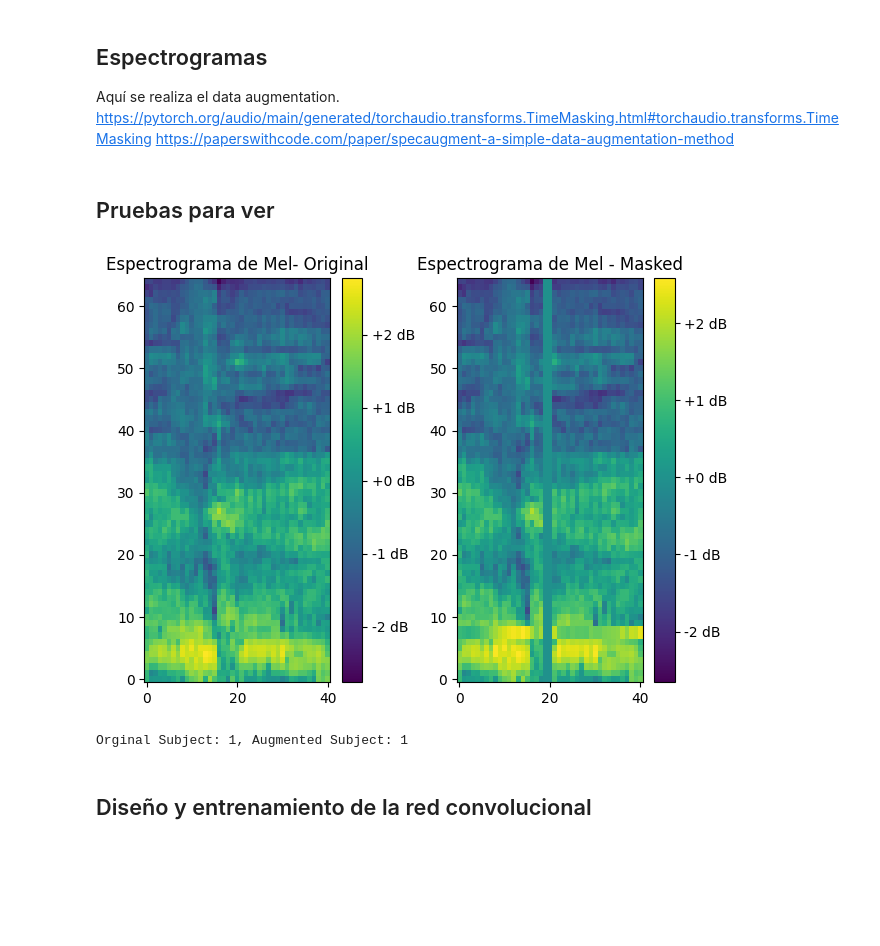
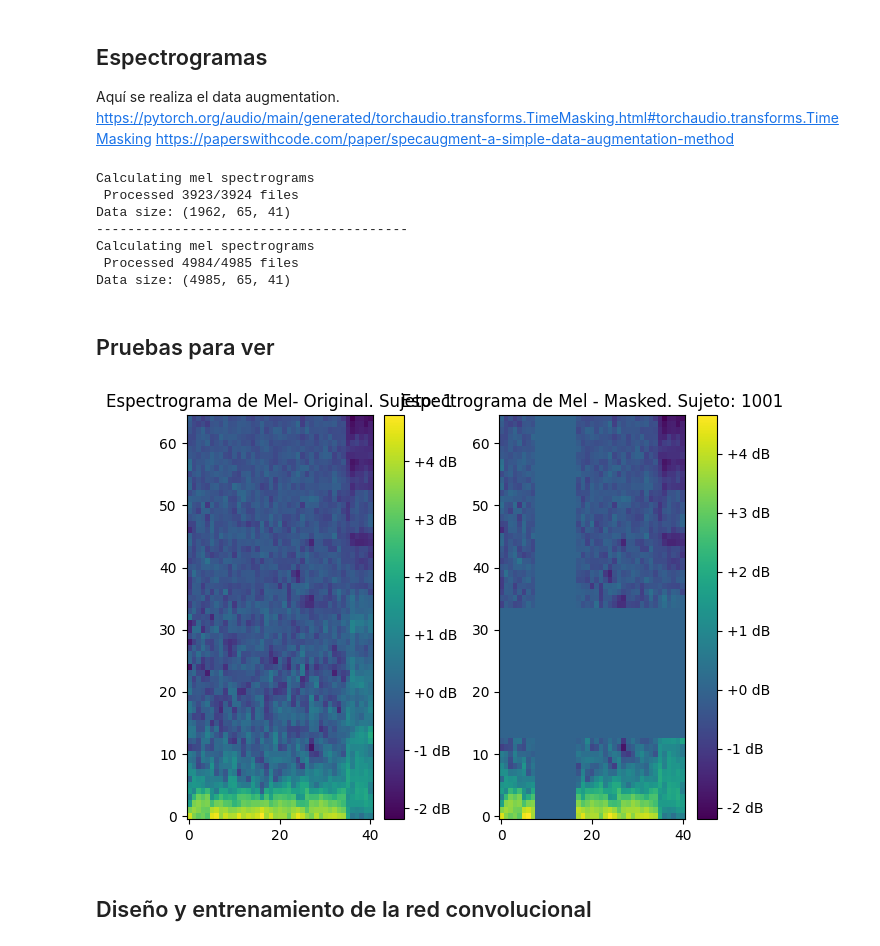
Before and after one commit to MatiValenzuela/ELO308-DataAugmentationForParkinsonDetection, a Jupyter notebook: DataAugmentation_SpecAugment.ipynb, the cells around one changed output. Saved outputs shown, nothing was run; the diff lists cells and outputs as text; code cells hidden in the pictures; blank space fills up the shorter version.

```diff
--- a/DataAugmentation_SpecAugment.ipynb
+++ b/DataAugmentation_SpecAugment.ipynb
@@ -258,8 +284,8 @@ def compute_norm_spect(signals, sample_rate, want_to_augment = True):
     augmentation_count = 0
 
     if want_to_augment: #Configuration of Data augmentation
-      time_masking = T.TimeMasking(time_mask_param=6)
-      freq_masking = T.FrequencyMasking(freq_mask_param=10)
+      time_masking = T.TimeMasking(time_mask_param=10)
+      freq_masking = T.FrequencyMasking(freq_mask_param=14)
       aug_mel_spectrograms = []
 
     mel_spectrogram = T.MelSpectrogram(  #T from torchaudio.transforms.
@@ -315,27 +341,34 @@ print("-"*40)
 #Data test
 mel_spectrograms_test_NeuroV=compute_norm_spect(signals_test_NeuroV, SAMPLE_RATE, want_to_augment = False)
 print('Data size:',mel_spectrograms_test_NeuroV.shape)
+# %% [output]
+Calculating mel spectrograms
+ Processed 3923/3924 files
+Data size: (1962, 65, 41)
+----------------------------------------
+Calculating mel spectrograms
+ Processed 4984/4985 files
+Data size: (4985, 65, 41)
 # %% [markdown]
 ## Pruebas para ver
 # %%
 #Sólo para ver, no es necesario ejecutarla.
-offset = 0
+offset = 10
 plt.subplot(1, 2, 1)
 plt.imshow(mel_spectrograms_train_Gita[offset], cmap='viridis', origin='lower', aspect='auto')
 plt.colorbar(format='%+2.0f dB')
 plt.title('Espectrograma de Mel- Original. Sujeto: {}'.format(subject_group_train_Gita[offset]))
 
 plt.subplot(1, 2, 2)
 plt.imshow(aug_mel_spectrograms[offset], cmap='viridis', origin='lower', aspect='auto')
 plt.colorbar(format='%+2.0f dB')
 plt.title('Espectrograma de Mel - Masked. Sujeto: {}'.format(aug_groups[offset]))
 
 plt.tight_layout()
-plt.savefig('/content/drive/MyDrive/Memoria/Imagenes/specAugment_segmented_.png')
+plt.savefig('/content/drive/MyDrive/Memoria/Imagenes/specAugment_segmented_18_22.png')
 plt.show()
 # %% [output]
-[figure, old version]
+[figure, new version]
-Orginal Subject: 1, Augmented Subject: 1
 # %% [markdown]
 ## Diseño y entrenamiento de la red convolucional
 # %%
```
Also changed, not shown: parts of 19 cells of this notebook.
